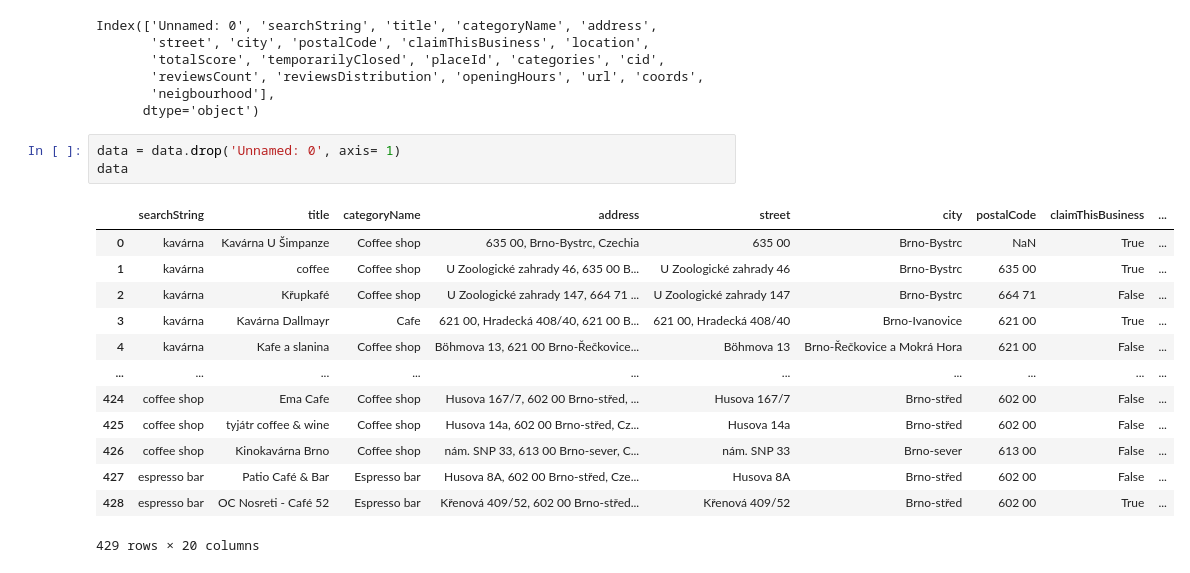
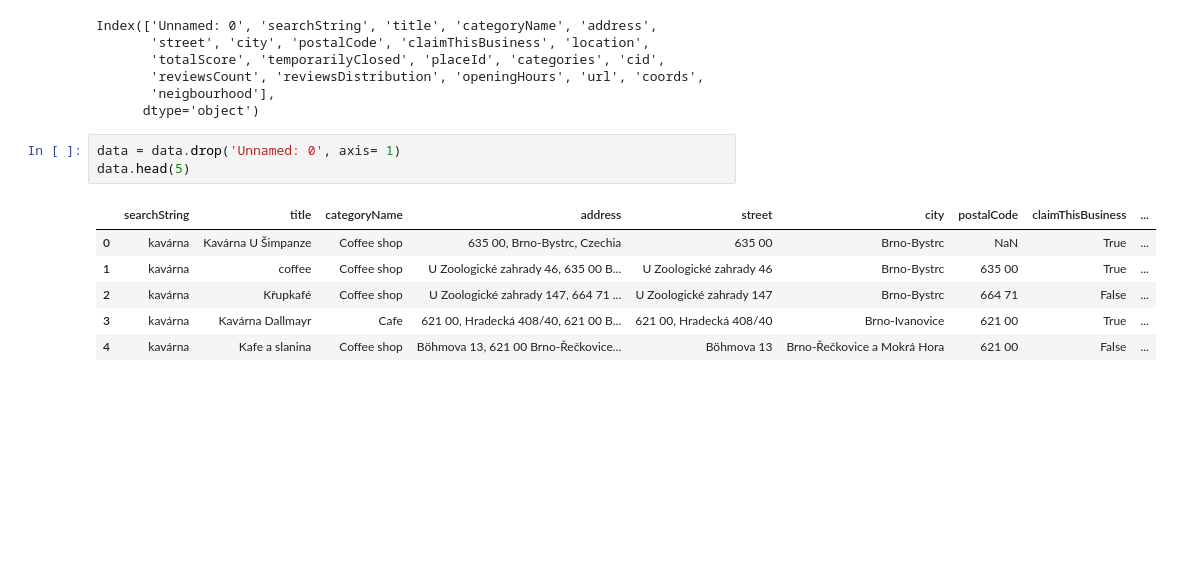
Before and after one commit to eliska-striteska/DA-Czechitas-2024-Projekt-Brnenske-kavarny, a Jupyter notebook: 06_filtrace_podniku.ipynb, the cells around one changed output. Drawn from its saved outputs; the diff is of its cells as text; blank space fills up the shorter version.

```diff
--- a/06_filtrace_podniku.ipynb
+++ b/06_filtrace_podniku.ipynb
@@ -16,21 +16,14 @@ Index(['Unnamed: 0', 'searchString', 'title', 'categoryName', 'address',
       dtype='object')
 # %%
 data = data.drop('Unnamed: 0', axis= 1)
-data
+data.head(5)
 # %% [output]
 |  | searchString | title | categoryName | address | street | city | postalCode | claimThisBusiness | ... |
 | 0 | kavárna | Kavárna U Šimpanze | Coffee shop | 635 00, Brno-Bystrc, Czechia | 635 00 | Brno-Bystrc | NaN | True | ... |
 | 1 | kavárna | coffee | Coffee shop | U Zoologické zahrady 46, 635 00 B... | U Zoologické zahrady 46 | Brno-Bystrc | 635 00 | True | ... |
 | 2 | kavárna | Křupkafé | Coffee shop | U Zoologické zahrady 147, 664 71 ... | U Zoologické zahrady 147 | Brno-Bystrc | 664 71 | False | ... |
 | 3 | kavárna | Kavárna Dallmayr | Cafe | 621 00, Hradecká 408/40, 621 00 B... | 621 00, Hradecká 408/40 | Brno-Ivanovice | 621 00 | True | ... |
 | 4 | kavárna | Kafe a slanina | Coffee shop | Böhmova 13, 621 00 Brno-Řečkovice... | Böhmova 13 | Brno-Řečkovice a Mokrá Hora | 621 00 | False | ... |
-| ... | ... | ... | ... | ... | ... | ... | ... | ... | ... |
-| 424 | coffee shop | Ema Cafe | Coffee shop | Husova 167/7, 602 00 Brno-střed, ... | Husova 167/7 | Brno-střed | 602 00 | False | ... |
-| 425 | coffee shop | tyjátr coffee & wine | Coffee shop | Husova 14a, 602 00 Brno-střed, Cz... | Husova 14a | Brno-střed | 602 00 | False | ... |
-| 426 | coffee shop | Kinokavárna Brno | Coffee shop | nám. SNP 33, 613 00 Brno-sever, C... | nám. SNP 33 | Brno-sever | 613 00 | False | ... |
-| 427 | espresso bar | Patio Café & Bar | Espresso bar | Husova 8A, 602 00 Brno-střed, Cze... | Husova 8A | Brno-střed | 602 00 | False | ... |
-| 428 | espresso bar | OC Nosreti - Café 52 | Espresso bar | Křenová 409/52, 602 00 Brno-střed... | Křenová 409/52 | Brno-střed | 602 00 | True | ... |
-429 rows × 20 columns
 # %%
 with open('non_cafes_final.txt', mode='r', encoding='utf-8') as file:
     non_cafes = file.readlines()
```
Also changed, not shown: parts of 6 cells of this notebook, 7 other files.
